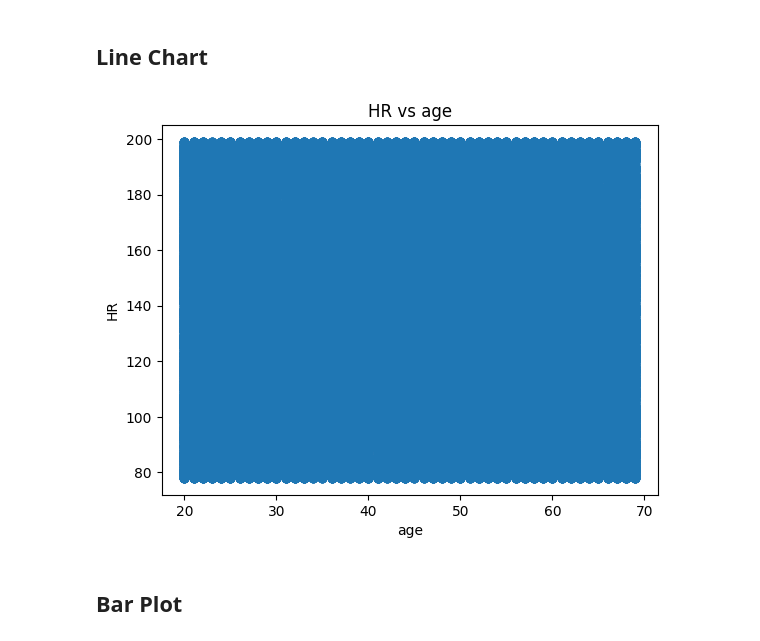
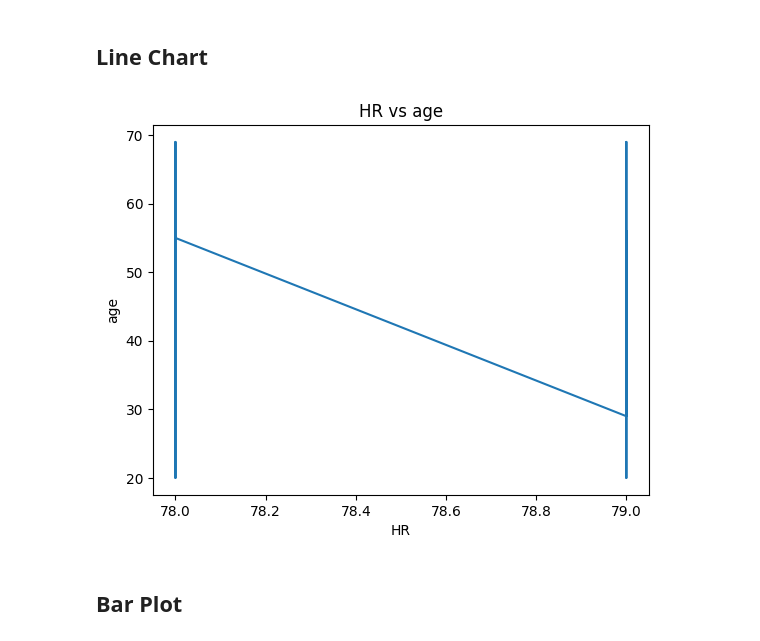
Before and after one commit to InfiniteDragons/Bachelors, a Jupyter notebook: FOD/health.ipynb, the cells around one changed output. Saved outputs shown, nothing was run; the diff lists cells and outputs as text; code cells hidden in the pictures.

```diff
--- a/FOD/health.ipynb
+++ b/FOD/health.ipynb
@@ -21,20 +21,20 @@ df.head(5)
 # %% [markdown]
 ## Line Chart
 # %%
-# creating a line chart of age on x-axis and HR on y-axis
+# creating a line chart of HR on x-axis and age on y-axis
 
-df_sorted = df.sort_values('age')
-plt.plot(df_sorted['age'], df_sorted['HR'], marker='o', linestyle='-')
+df_sorted = df.sort_values('HR')
+plt.plot( df_sorted['HR'].head(1000), df_sorted['age'].head(1000), linestyle='-')
 
 # adding a title
 plt.title('HR vs age')
 
-# adding a label to the y-axis HR and x-axis age
-plt.xlabel('age')
-plt.ylabel('HR')
+# adding a label to the y-axis age and x-axis HR
+plt.ylabel('age')
+plt.xlabel('HR')
 plt.show()
 # %% [output]
-[figure, old version]
+[figure, new version]
 # %% [markdown]
 ## Bar Plot
 # %%
```
Also changed, not shown: parts of 4 cells of this notebook.
